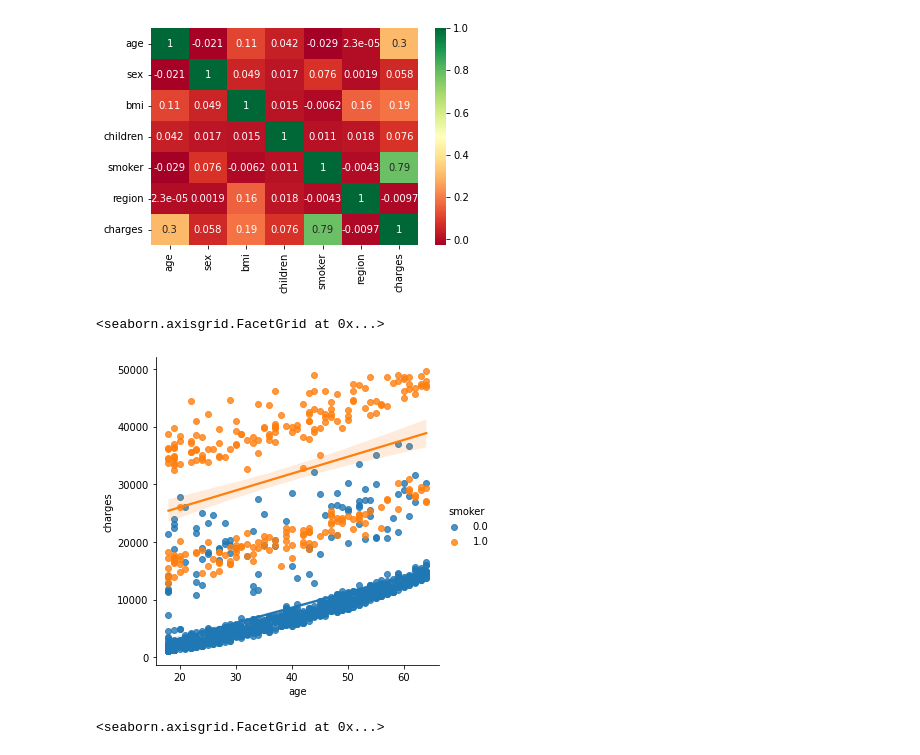
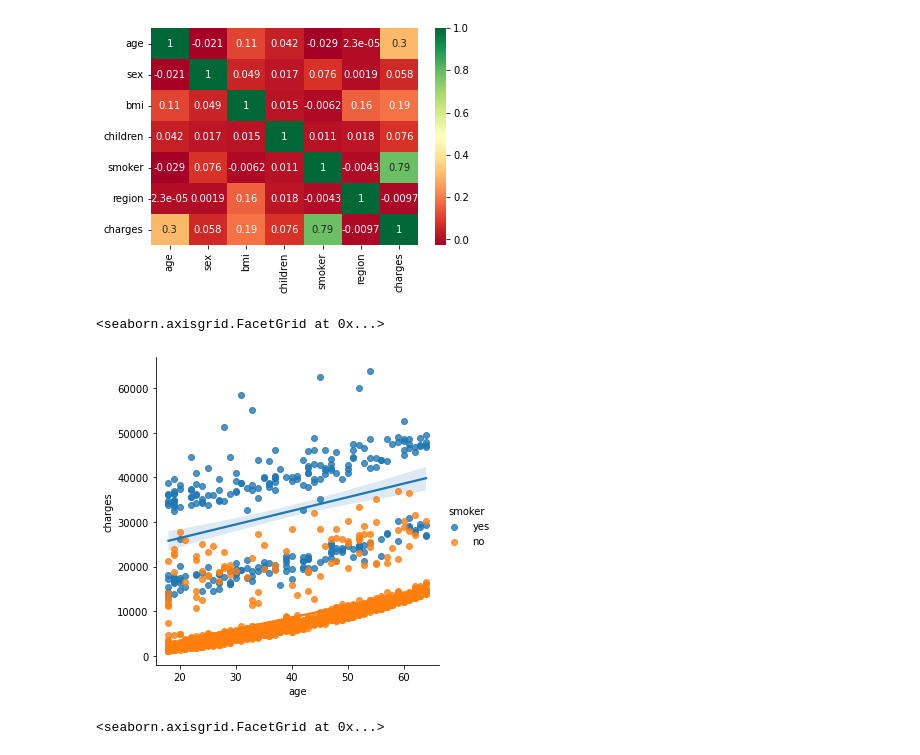
Before and after one commit to ewagaka/ML_regresja, a Jupyter notebook: ML_regresja_projekt.ipynb, the cells around one changed output. Cells and saved outputs as stored; diff of their text form; code cells hidden in the pictures.

```diff
--- a/ML_regresja_projekt.ipynb
+++ b/ML_regresja_projekt.ipynb
@@ -158,10 +181,10 @@ sns.heatmap(count_corr, cmap= 'RdYlGn',annot=True)
 [figure]
 # %%
 # Regresja między wartościami "age" i "charges" wraz z wykazanim zależności od wartości "smoker"
-sns.lmplot(x='age', y='charges', data=df_copy, hue='smoker')
+sns.lmplot(x='age', y='charges', data=df, hue='smoker')
 # %% [output]
 <seaborn.axisgrid.FacetGrid at 0x...>
-[figure, old version]
+[figure, new version]
 # %%
 # Regresja między wartościami "bmi" i "charges" wraz z wykazanim zależności od wartości "smoker"
 sns.lmplot(x='bmi', y='charges', data=df, hue='smoker')
```
Also changed, not shown: parts of 13 cells of this notebook.
